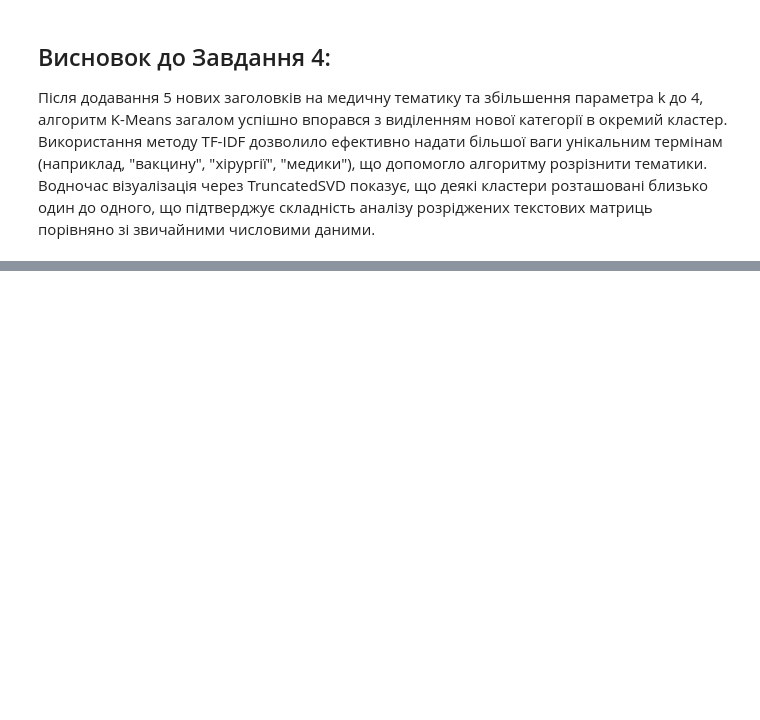
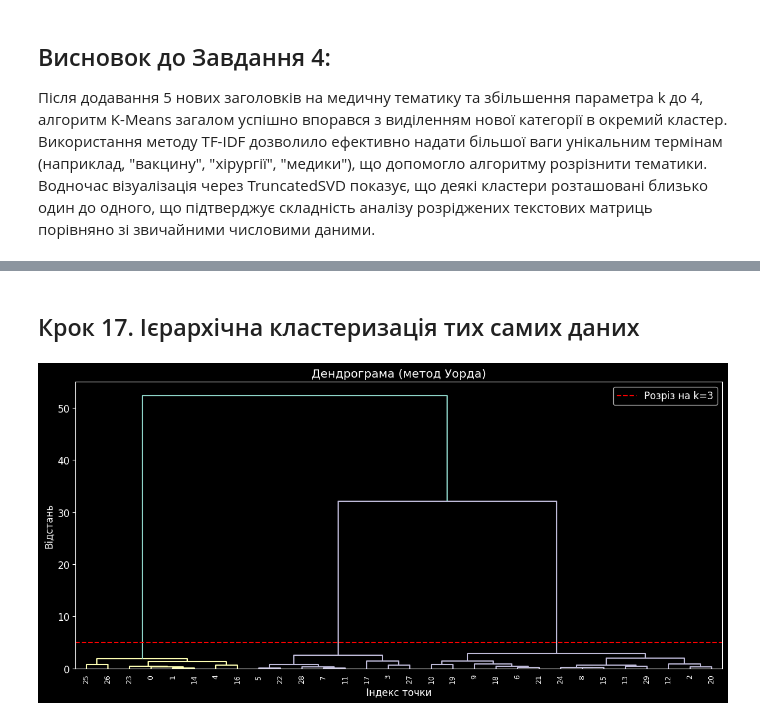
Before and after one commit to Egorkud/machine-learning-2026, a Jupyter notebook: Clasterisation.ipynb, the cells around one changed output, grey strips where cells are left out. Saved outputs shown, nothing was run; the diff lists cells and outputs as text; code cells hidden in the pictures; blank space fills up the shorter version.

```diff
--- a/Clasterisation.ipynb
+++ b/Clasterisation.ipynb
@@ -693,0 +698,24 @@ for c in range(4):
+# %% [markdown]
+## Крок 17. Ієрархічна кластеризація тих самих даних
+# %%
+from scipy.cluster.hierarchy import dendrogram, linkage, fcluster
+import matplotlib.pyplot as plt
+
+# Візьмемо перші 30 точок (дендрограма з 300 точок буде нечитабельна)
+X_small = X[:30]
+
+# Будуємо ієрархію методом Уорда
+Z = linkage(X_small, method='ward')
+
+# Малюємо дендрограму
+plt.figure(figsize=(12, 6))
+dendrogram(Z, leaf_rotation=90, leaf_font_size=9)
+plt.title('Дендрограма (метод Уорда)')
+plt.xlabel('Індекс точки')
+plt.ylabel('Відстань')
+plt.axhline(y=5, color='r', linestyle='--', label='Розріз на k=3')
+plt.legend()
+plt.tight_layout()
+plt.show()
+# %% [output]
+[figure, added]
```
Also changed, not shown: parts of 6 cells of this notebook.
